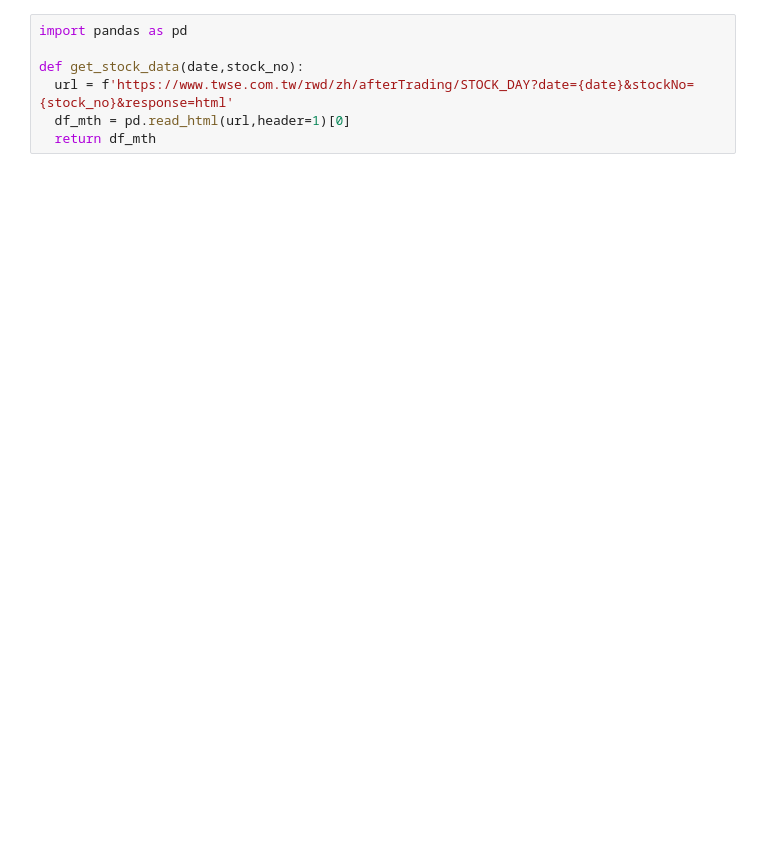
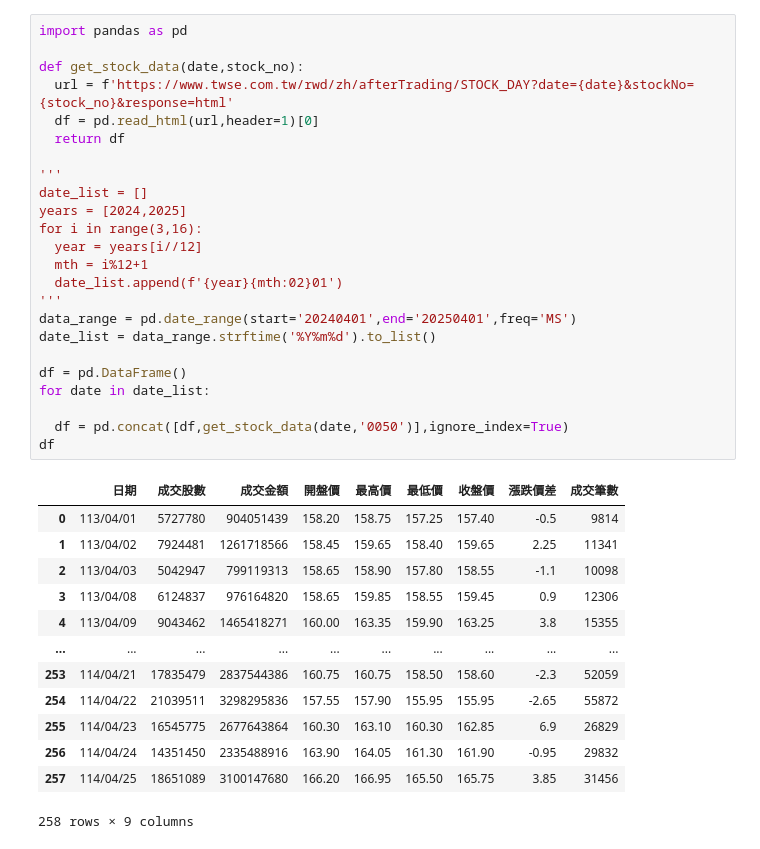
Before and after one commit to gracelin0711/20250218, a Jupyter notebook: EX03_05_台灣股票市場個股每日成交資訊.ipynb, the cells around one changed output. Cells and saved outputs as stored; diff of their text form; blank space fills up the shorter version.

```diff
--- a/EX03_05_台灣股票市場個股每日成交資訊.ipynb
+++ b/EX03_05_台灣股票市場個股每日成交資訊.ipynb
@@ -26,7 +30,38 @@ df
 # %%
 import pandas as pd
 
 def get_stock_data(date,stock_no):
   url = f'https://www.twse.com.tw/rwd/zh/afterTrading/STOCK_DAY?date={date}&stockNo={stock_no}&response=html'
-  df_mth = pd.read_html(url,header=1)[0]
-  return df_mth
+  df = pd.read_html(url,header=1)[0]
+  return df
+
+'''
+date_list = []
+years = [2024,2025]
+for i in range(3,16):
+  year = years[i//12]
+  mth = i%12+1
+  date_list.append(f'{year}{mth:02}01')
+'''
+data_range = pd.date_range(start='20240401',end='20250401',freq='MS')
+date_list = data_range.strftime('%Y%m%d').to_list()
+
+df = pd.DataFrame()
+for date in date_list:
+
+  df = pd.concat([df,get_stock_data(date,'0050')],ignore_index=True)
+df
+# %% [output]
+|  | 日期 | 成交股數 | 成交金額 | 開盤價 | 最高價 | 最低價 | 收盤價 | 漲跌價差 | 成交筆數 |
+| 0 | 113/04/01 | 5727780 | 904051439 | 158.20 | 158.75 | 157.25 | 157.40 | -0.5 | 9814 |
+| 1 | 113/04/02 | 7924481 | 1261718566 | 158.45 | 159.65 | 158.40 | 159.65 | 2.25 | 11341 |
+| 2 | 113/04/03 | 5042947 | 799119313 | 158.65 | 158.90 | 157.80 | 158.55 | -1.1 | 10098 |
+| 3 | 113/04/08 | 6124837 | 976164820 | 158.65 | 159.85 | 158.55 | 159.45 | 0.9 | 12306 |
+| 4 | 113/04/09 | 9043462 | 1465418271 | 160.00 | 163.35 | 159.90 | 163.25 | 3.8 | 15355 |
+| ... | ... | ... | ... | ... | ... | ... | ... | ... | ... |
+| 253 | 114/04/21 | 17835479 | 2837544386 | 160.75 | 160.75 | 158.50 | 158.60 | -2.3 | 52059 |
+| 254 | 114/04/22 | 21039511 | 3298295836 | 157.55 | 157.90 | 155.95 | 155.95 | -2.65 | 55872 |
+| 255 | 114/04/23 | 16545775 | 2677643864 | 160.30 | 163.10 | 160.30 | 162.85 | 6.9 | 26829 |
+| 256 | 114/04/24 | 14351450 | 2335488916 | 163.90 | 164.05 | 161.30 | 161.90 | -0.95 | 29832 |
+| 257 | 114/04/25 | 18651089 | 3100147680 | 166.20 | 166.95 | 165.50 | 165.75 | 3.85 | 31456 |
+258 rows × 9 columns
```
Also changed, not shown: parts of 9 cells of this notebook.
